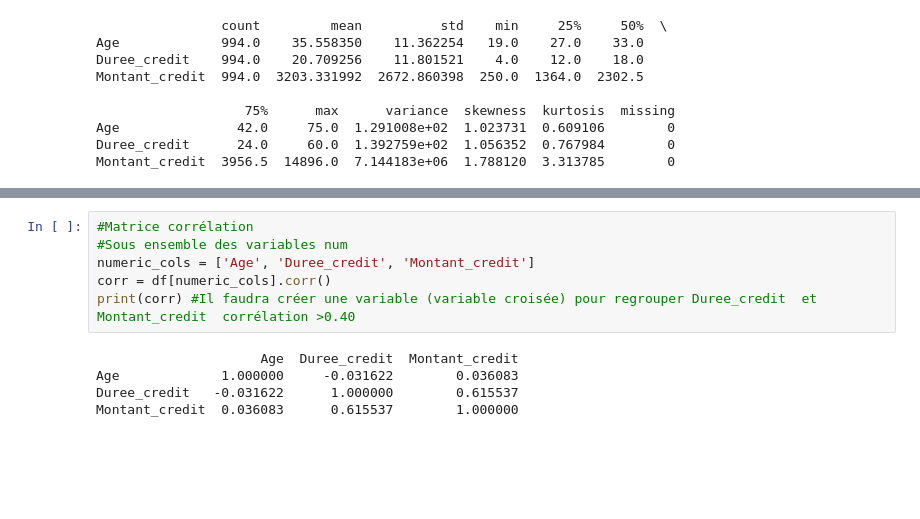
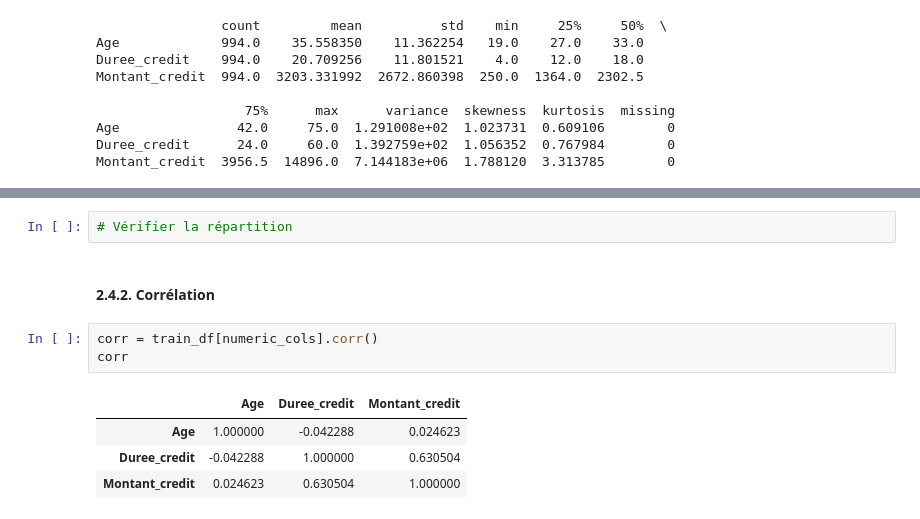
Before and after one commit to Djayan-D/projet_scoring, a Jupyter notebook: notebooks/doc2.ipynb, the cells around one changed output, grey strips where cells are left out. Cells and saved outputs as stored; diff of their text form; blank space fills up the shorter version.

```diff
--- a/notebooks/doc2.ipynb
+++ b/notebooks/doc2.ipynb
@@ -322,11 +350,12 @@ for col in cat_cols:
+# %%
+# Vérifier la répartition
+# %% [markdown]
+#### 2.4.2.  Corrélation
 # %%
-#Matrice corrélation
-#Sous ensemble des variables num
-numeric_cols = ['Age', 'Duree_credit', 'Montant_credit']
-corr = df[numeric_cols].corr()
-print(corr) #Il faudra créer une variable (variable croisée) pour regrouper Duree_credit  et Montant_credit  corrélation >0.40
+corr = train_df[numeric_cols].corr()
+corr
 # %% [output]
-                     Age  Duree_credit  Montant_credit
-Age             1.000000     -0.031622        0.036083
-Duree_credit   -0.031622      1.000000        0.615537
-Montant_credit  0.036083      0.615537        1.000000
+|  | Age | Duree_credit | Montant_credit |
+| Age | 1.000000 | -0.042288 | 0.024623 |
+| Duree_credit | -0.042288 | 1.000000 | 0.630504 |
+| Montant_credit | 0.024623 | 0.630504 | 1.000000 |
```
Also changed, not shown: parts of 67 cells of this notebook, 1 other file.
